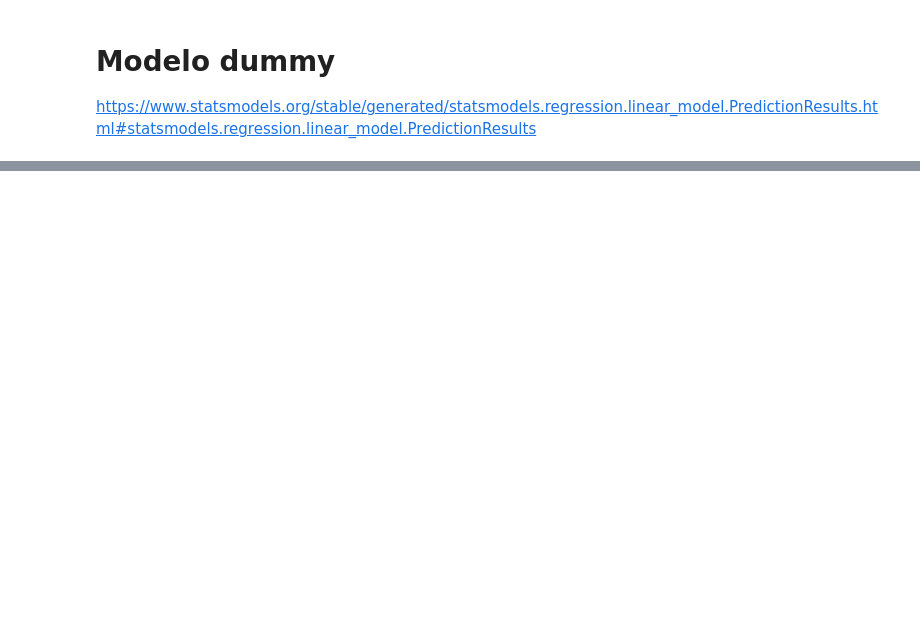
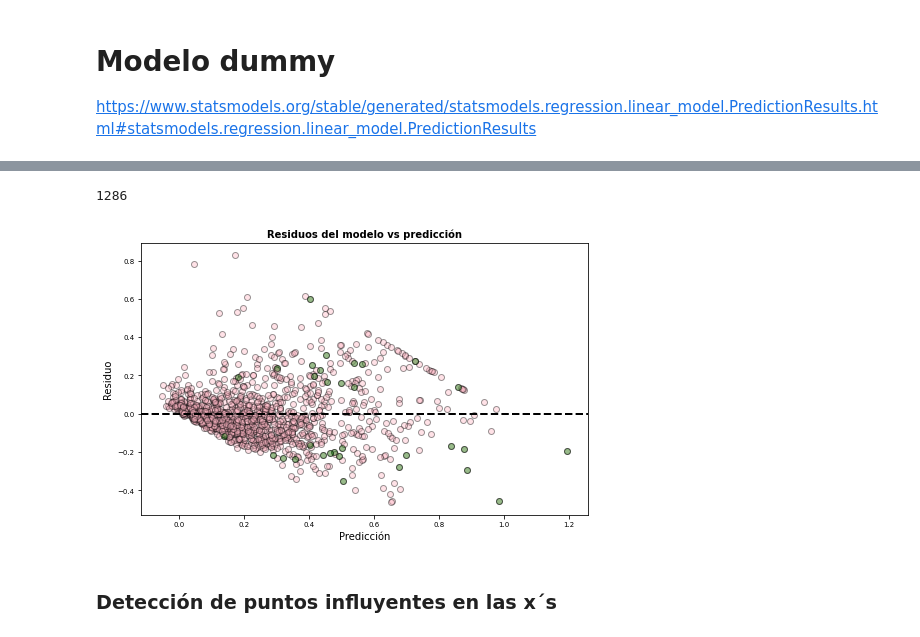
Before and after one commit to Rebeca98/Crime-prediction, a Jupyter notebook: Modelo_Regresion.ipynb, the cells around one changed output, grey strips where cells are left out. Cells and saved outputs as stored; diff of their text form; code cells hidden in the pictures; blank space fills up the shorter version.

```diff
--- a/Modelo_Regresion.ipynb
+++ b/Modelo_Regresion.ipynb
@@ -619,0 +958,2 @@ lzip(name, test)
+# %%
+puntos_influeyentes = np.where(np.abs(DFFITS)>thresh)[0]
@@ -619,0 +988,4 @@ lzip(name, test)
+# %%
+extremos_influyentes = set(extremos_x).intersection(set(puntos_influeyentes))
+# %%
+extremos_influyentes = list(extremos_influyentes)
@@ -619,0 +995,20 @@ lzip(name, test)
+# %%
+max(extremos_influyentes)
+# %% [output]
+1286
+# %%
+preds = pd.DataFrame(prediccion_train.copy()).set_index([pd.Index(list(range(prediccion_train.shape[0])))])
+res = pd.DataFrame(residuos_train.copy()).set_index([pd.Index(list(range(residuos_train.shape[0])))])
+# %%
+fig, ax = plt.subplots(figsize=(8, 5))
+ax.scatter(prediccion_train, residuos_train,color = '#FFB7C5',
+                   edgecolors=(0, 0, 0), alpha = 0.4)
+ax.scatter(preds.loc[extremos_influyentes],res.loc[extremos_influyentes],color = '#008000',
+                   edgecolors=(0, 0, 0), alpha = 0.4)
+ax.axhline(y = 0, linestyle = '--', color = 'black', lw=2)
+ax.set_title('Residuos del modelo vs predicción', fontsize = 10, fontweight = "bold")
+ax.set_xlabel('Predicción')
+ax.set_ylabel('Residuo')
+ax.tick_params(labelsize = 7)
+# %% [output]
+[figure, added]
@@ -619,0 +1017,2 @@ lzip(name, test)
+# %% [markdown]
+### Detección de puntos influyentes en las x´s
```
Also changed, not shown: parts of 209 cells of this notebook.
